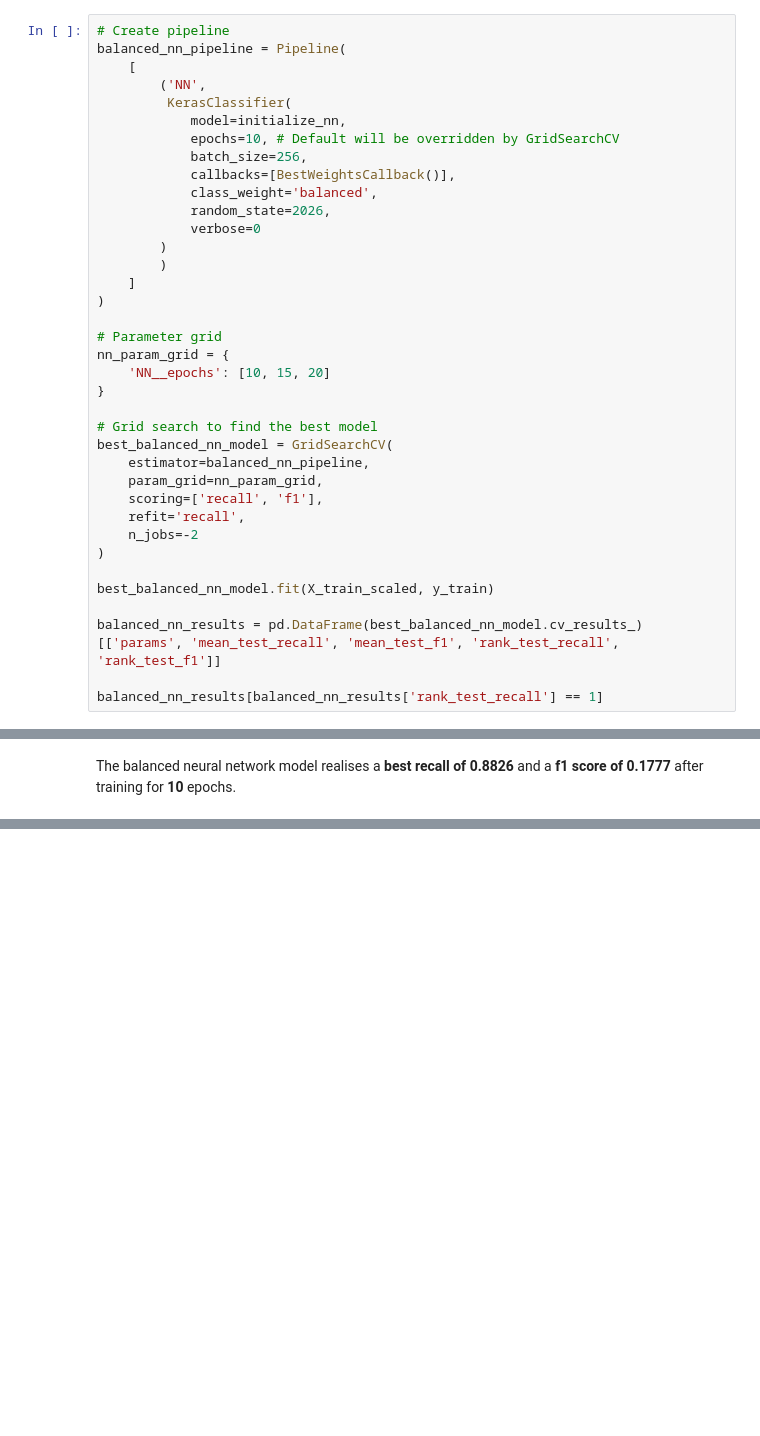
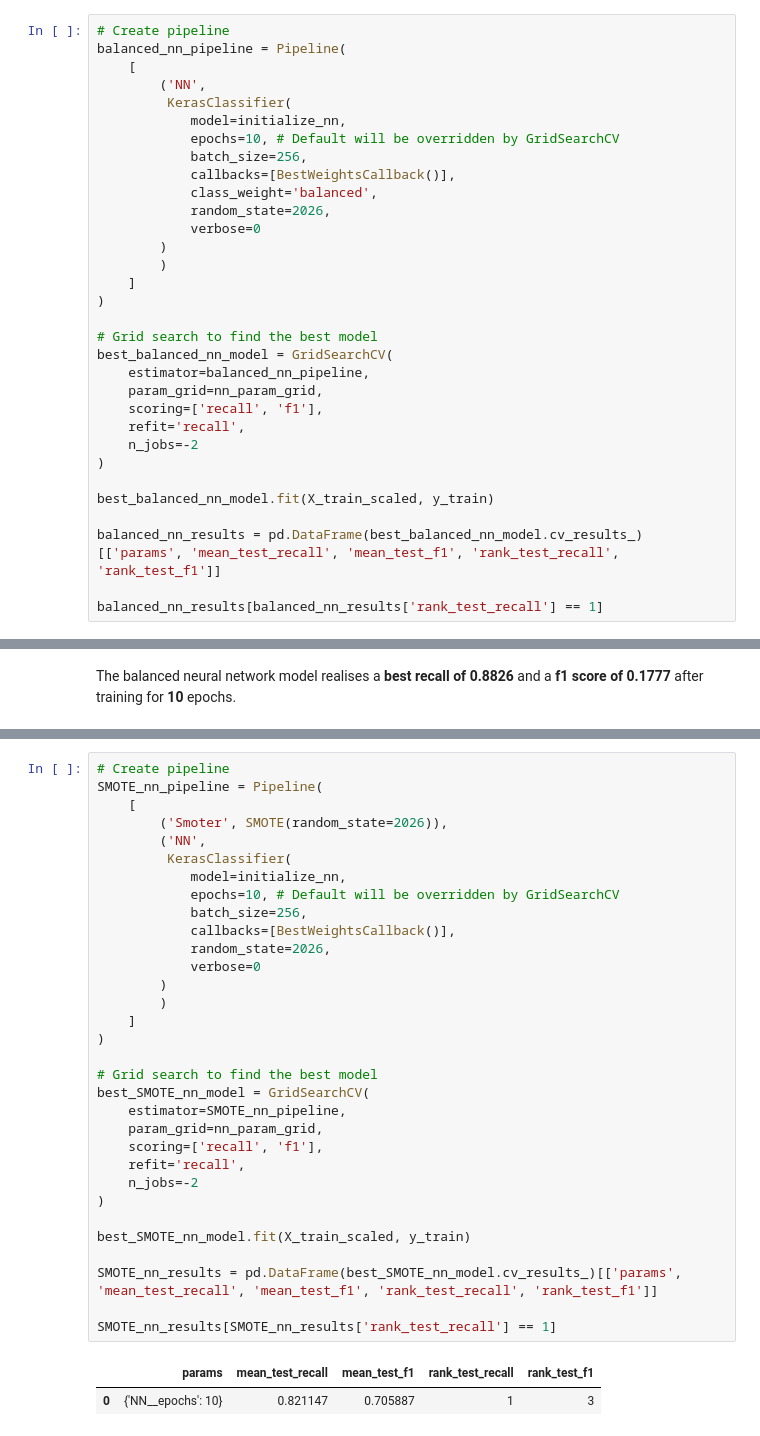
Before and after one commit to NgundoMuithya/Kaggle_Credit_Card_Fraud_Detection, a Jupyter notebook: notebook.ipynb, the cells around one changed output, grey strips where cells are left out. Saved outputs shown, nothing was run; the diff lists cells and outputs as text; blank space fills up the shorter version.

Commit message:
Add SMOTE nn model

```diff
--- a/notebook.ipynb
+++ b/notebook.ipynb
@@ -1550,11 +1550,6 @@ balanced_nn_pipeline = Pipeline(
     ]
 )
 
-# Parameter grid
-nn_param_grid = {
-    'NN__epochs': [10, 15, 20]
-}
-
 # Grid search to find the best model
 best_balanced_nn_model = GridSearchCV(
     estimator=balanced_nn_pipeline,
@@ -1582,0 +1580,35 @@ The balanced neural network model realises a **best recall of 0.8826** and a **f
+# %%
+# Create pipeline
+SMOTE_nn_pipeline = Pipeline(
+    [
+        ('Smoter', SMOTE(random_state=2026)),
+        ('NN',
+         KerasClassifier(
+            model=initialize_nn,
+            epochs=10, # Default will be overridden by GridSearchCV
+            batch_size=256,
+            callbacks=[BestWeightsCallback()],
+            random_state=2026,
+            verbose=0
+        )
+        )
+    ]
+)
+
+# Grid search to find the best model
+best_SMOTE_nn_model = GridSearchCV(
+    estimator=SMOTE_nn_pipeline,
+    param_grid=nn_param_grid,
+    scoring=['recall', 'f1'],
+    refit='recall',
+    n_jobs=-2
+)
+
+best_SMOTE_nn_model.fit(X_train_scaled, y_train)
+
+SMOTE_nn_results = pd.DataFrame(best_SMOTE_nn_model.cv_results_)[['params', 'mean_test_recall', 'mean_test_f1', 'rank_test_recall', 'rank_test_f1']]
+
+SMOTE_nn_results[SMOTE_nn_results['rank_test_recall'] == 1]
+# %% [output]
+|  | params | mean_test_recall | mean_test_f1 | rank_test_recall | rank_test_f1 |
+| 0 | {'NN__epochs': 10} | 0.821147 | 0.705887 | 1 | 3 |
```
Also changed, not shown: parts of 4 cells of this notebook.
